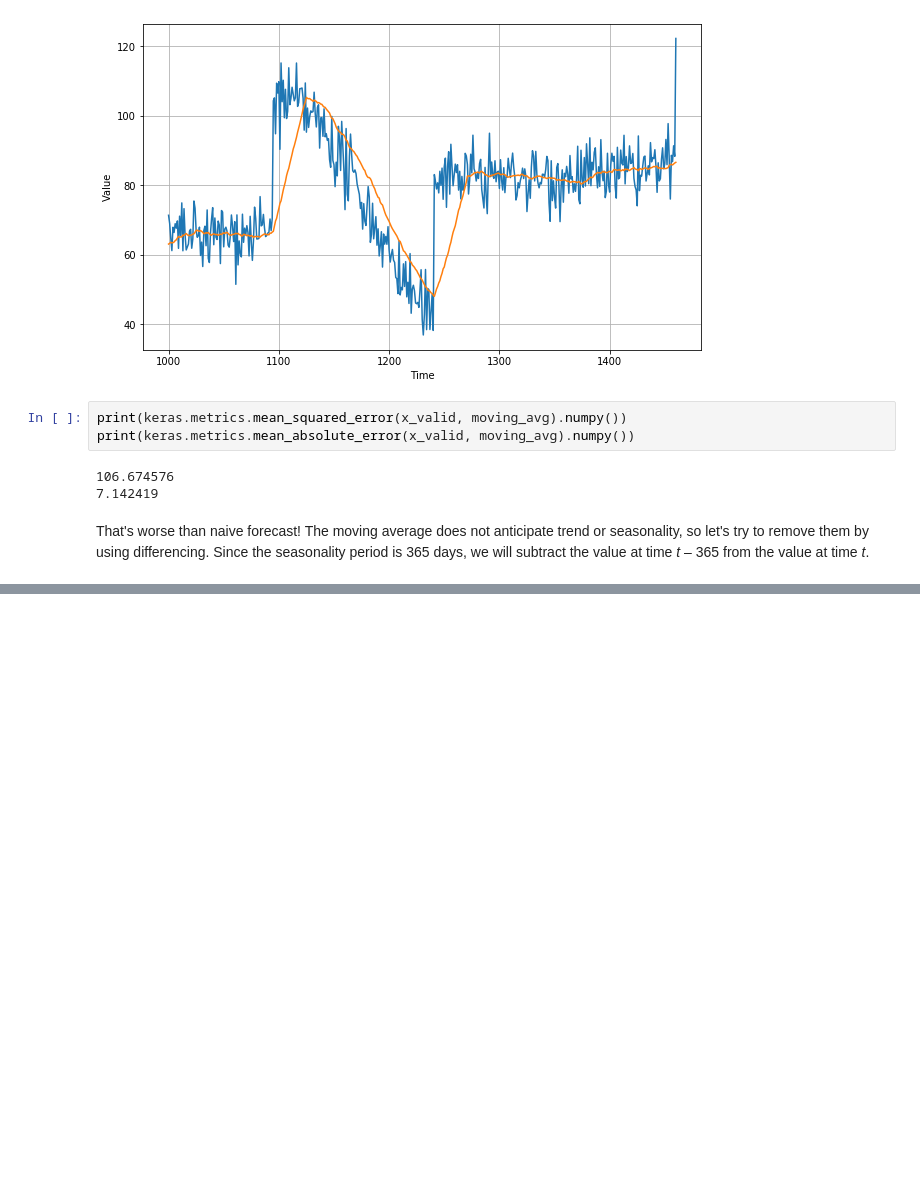
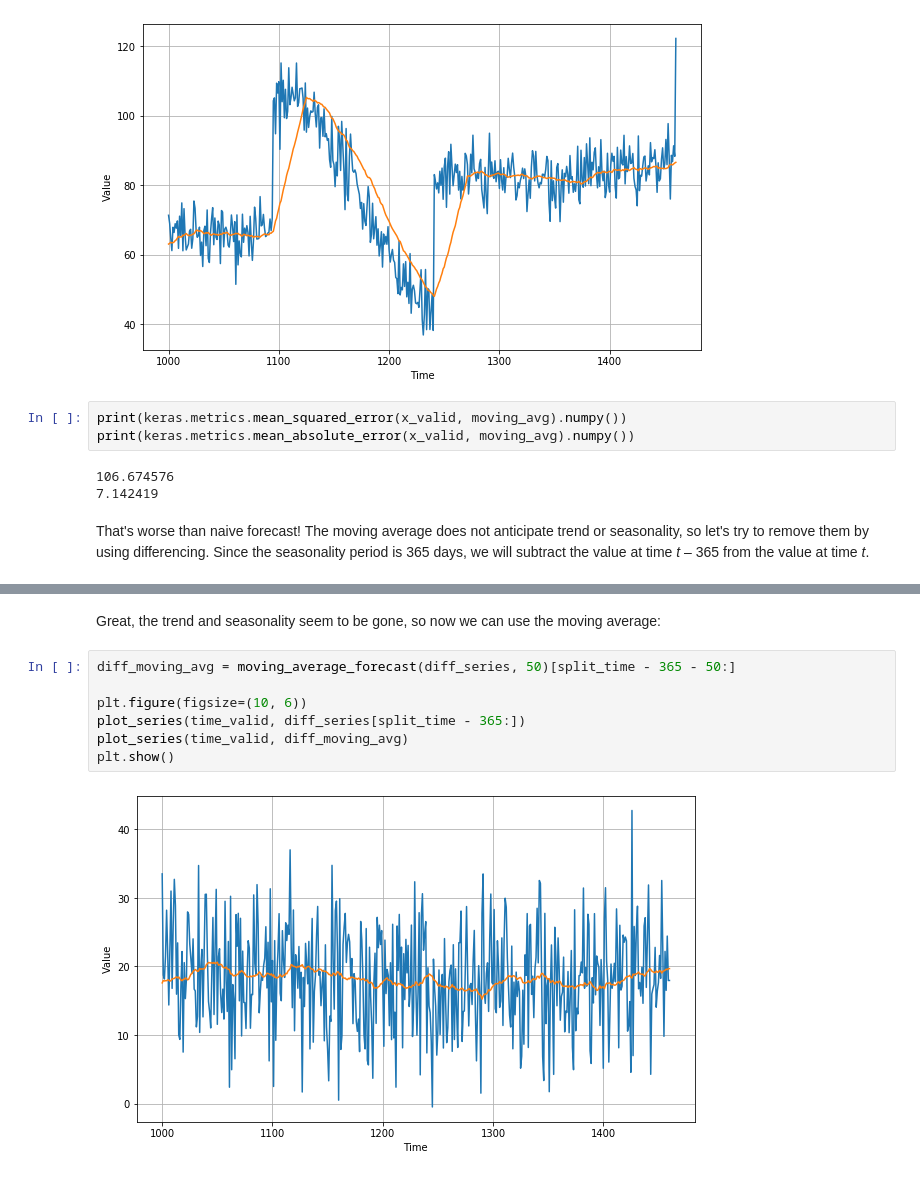
Before and after one commit to ainurafifah00/Coursera_TF, a Jupyter notebook: [Sequences]Week_1_Forecasting.ipynb, the cells around one changed output, grey strips where cells are left out. Cells and saved outputs as stored; diff of their text form; blank space fills up the shorter version.

```diff
--- a/[Sequences]Week_1_Forecasting.ipynb
+++ b/[Sequences]Week_1_Forecasting.ipynb
@@ -149,0 +159,11 @@ That's worse than naive forecast! The moving average does not anticipate trend o
+# %% [markdown]
+Great, the trend and seasonality seem to be gone, so now we can use the moving average:
+# %%
+diff_moving_avg = moving_average_forecast(diff_series, 50)[split_time - 365 - 50:]
+
+plt.figure(figsize=(10, 6))
+plot_series(time_valid, diff_series[split_time - 365:])
+plot_series(time_valid, diff_moving_avg)
+plt.show()
+# %% [output]
+[figure, added]
```
Also changed, not shown: parts of 7 cells of this notebook.
